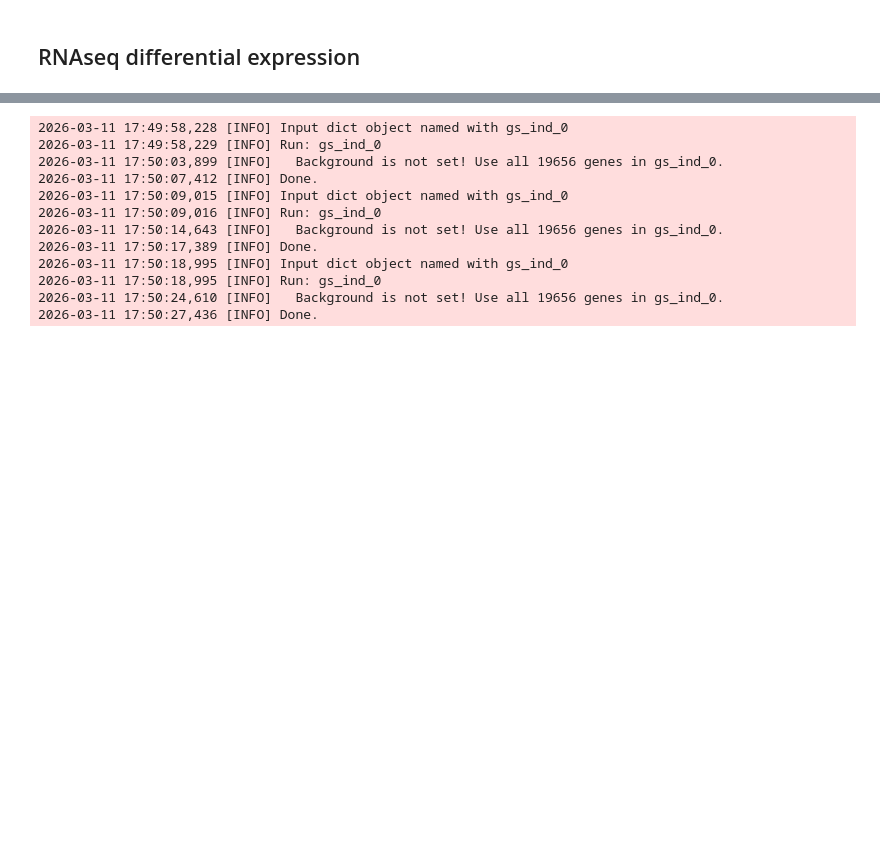
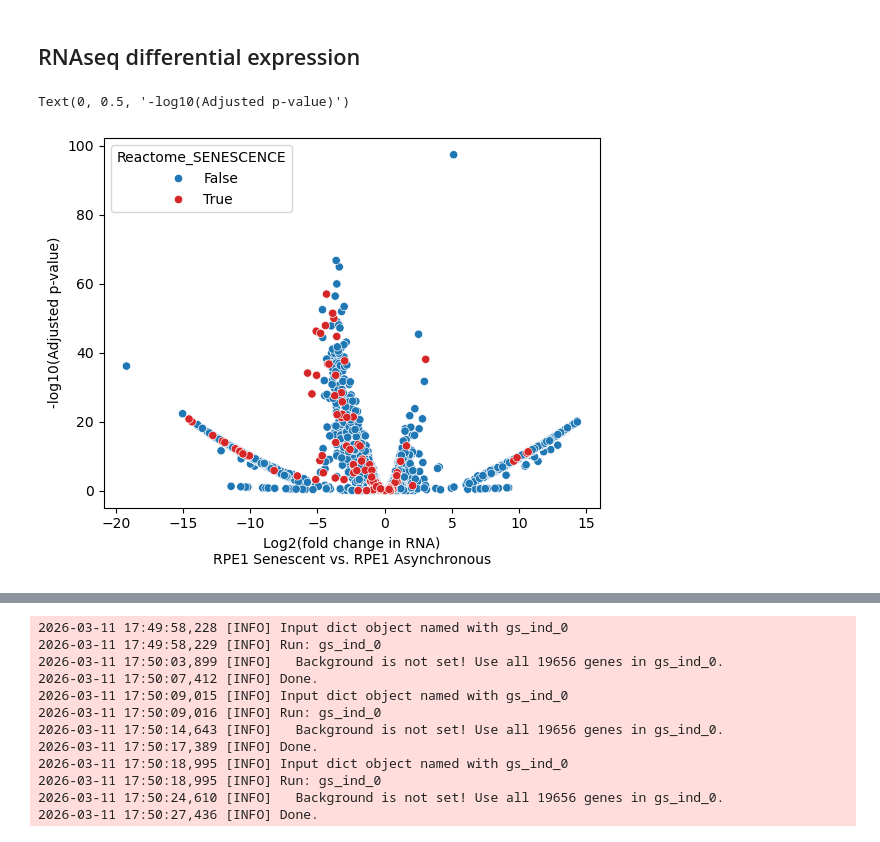
Before and after one commit to cheeseman-lab/coTISja, a Jupyter notebook: src/notebooks/sample_comparison.ipynb, the cells around one changed output, grey strips where cells are left out. Drawn from its saved outputs; the diff is of its cells as text; code cells hidden in the pictures; blank space fills up the shorter version.

Commit message:
add RNA differential expression analysis between RPE1 and confirmation of sample qc, add preprocessing for vector comparisons

```diff
--- a/src/notebooks/sample_comparison.ipynb
+++ b/src/notebooks/sample_comparison.ipynb
@@ -44,7 +45,9 @@ replicate_level_tis_df = pd.read_csv('/lab/barcheese01/smaffa/coTISja/data/filte
 replicate_level_tis_df = replicate_level_tis_df.assign(
     TIS=replicate_level_tis_df.apply(lambda x: f'{x["Tid"]}_{int(x["Start"])}_{x["GenomeStart"]}:{x["GenomePos"].split(":")[-1]}', axis=1)
 )
-tis_metadata = replicate_level_tis_df[['TIS', 'Tid', 'Symbol', 'Gid', 'GeneType', 'StartCodon', 'Start', 'RecatTISType', 'MANE_Select', 'AALen', 'AASeq']].drop_duplicates()
+tis_metadata = replicate_level_tis_df[['TIS', 'Tid', 'Symbol', 'Gid', 'GeneType', 'StartCodon', 'Start', 'RecatTISType', 'MANE_Select', 'AALen', 'AASeq']].drop_duplicates(
+    ['TIS']
+)
 # %%
 # calculate TE values
 sample_level_tis_df = sample_level_tis_df.assign(
@@ -1573,3 +1472,29 @@ significant_pairwise_rna = significant_pairwise_rna[
 both = significant_pairwise_rna.copy()
 high = both[both['log2FoldChange'] > 0]
 low = both[both['log2FoldChange'] < 0]
+# %%
+senescence_comparison_df = pairwise_wald_rna_tests[('RPE1_Sen', 'RPE1_Async')].merge(
+    tis_metadata.drop_duplicates(subset=['Gid'])[['Gid', 'Symbol']], left_index=True, right_on='Gid', how='left'
+).assign(p_transform = lambda x: -np.log10(x['padj']))
+
+senescence_comparison_df['Reactome_SENESCENCE'] = senescence_comparison_df['Symbol'].isin(
+    curated_genesets[curated_genesets['Geneset'] == 'REACTOME_CELLULAR_SENESCENCE']['Gene'].tolist()
+)
+
+senescence_comparison_df['GOBP_SENESCENCE'] = senescence_comparison_df['Symbol'].isin(
+    curated_genesets[curated_genesets['Geneset'] == 'GOBP_CELLULAR_SENESCENCE']['Gene'].tolist()
+)
+
+senescence_comparison_df['Reactome_CELL_CYCLE'] = senescence_comparison_df['Symbol'].isin(
+    curated_genesets[curated_genesets['Geneset'] == 'REACTOME_CELL_CYCLE']['Gene'].tolist()
+)
+# %%
+sns.scatterplot(
+    senescence_comparison_df.sort_values('Reactome_SENESCENCE'),
+    x='log2FoldChange', y='p_transform', hue='Reactome_SENESCENCE', palette={True: 'tab:red', False: 'tab:blue'}
+)
+plt.xlabel('Log2(fold change in RNA)\nRPE1 Senescent vs. RPE1 Asynchronous')
+plt.ylabel('-log10(Adjusted p-value)')
+# %% [output]
+Text(0, 0.5, '-log10(Adjusted p-value)')
+[figure, added]
```
Also changed, not shown: parts of 32 cells of this notebook.
